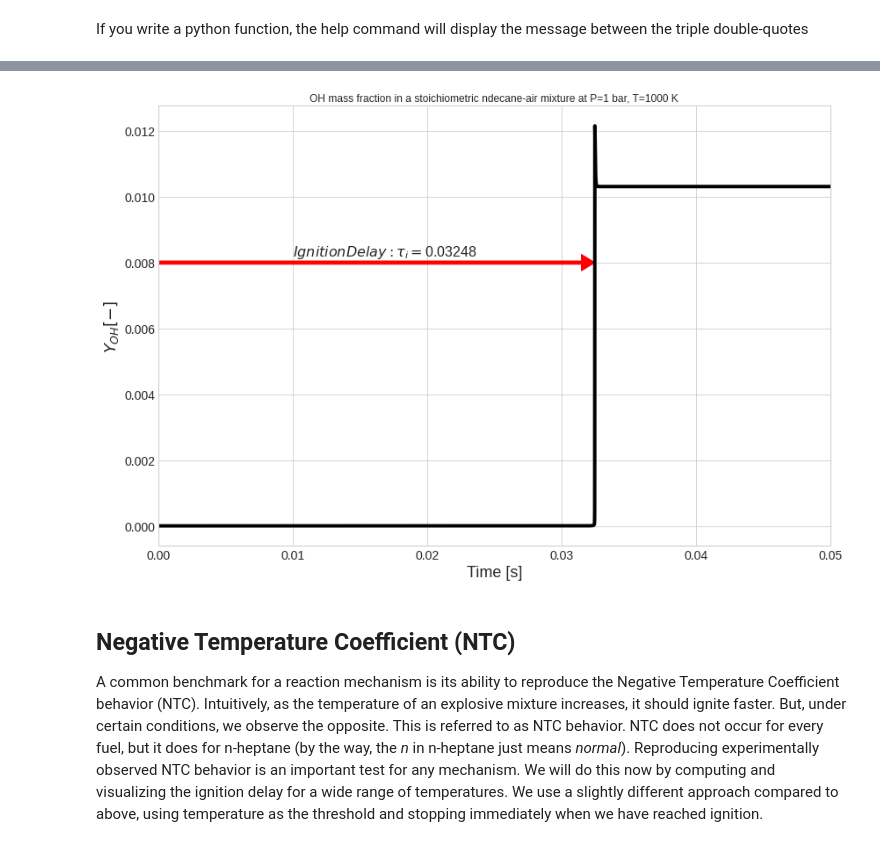
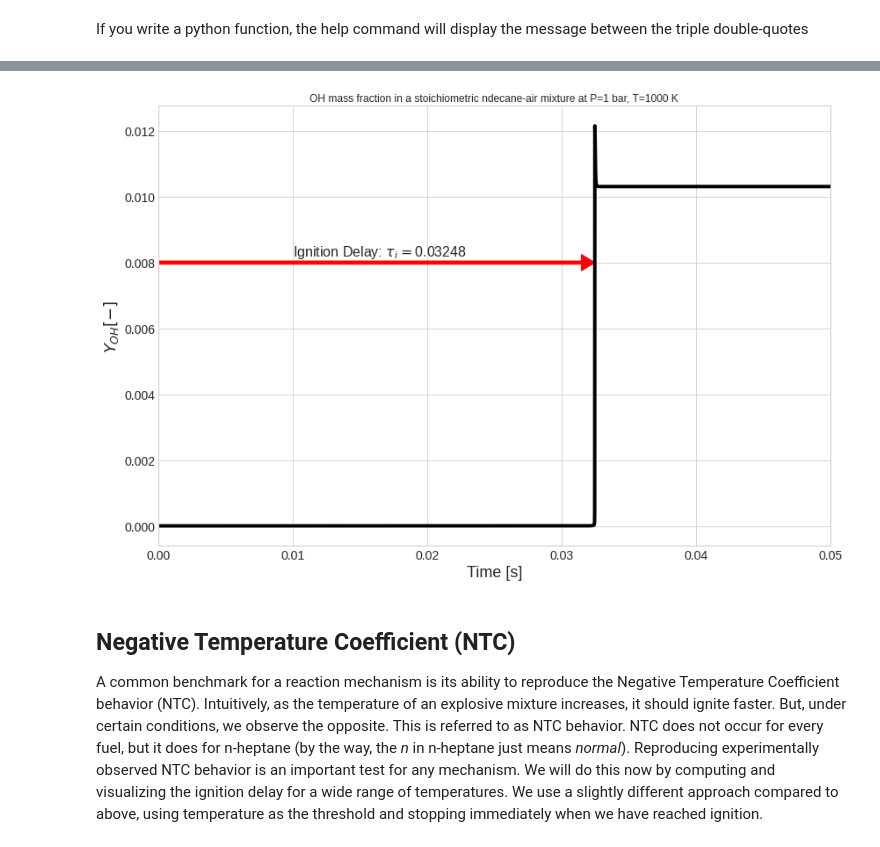
Before and after one commit to bigfooted/combustion, a Jupyter notebook: module 1.4 ignition delay.ipynb, the cells around one changed output, grey strips where cells are left out. Cells and saved outputs as stored; diff of their text form; code cells hidden in the pictures.

```diff
--- a/module 1.4 ignition delay.ipynb
+++ b/module 1.4 ignition delay.ipynb
@@ -58,7 +58,7 @@ We define a separate function to determine the ignition delay time. Especially f
 def ignitionDelay(time, species):
     """
     This function computes the ignition delay from the occurence of the
-    peak in species' concentration.
+    peak in species' concentration. This only works if there is a peak at the ignition time.
     """
     return time[species.index(max(species))]
 # %% [markdown]
@@ -121,18 +121,18 @@ plt.style.use('seaborn-whitegrid')
 # %%
 # plot a figure
 plt.figure()
 # x,y line
 plt.plot(time_axis, Y_OH,color='black',linewidth=4)
 plt.xlabel('Time [s]')
 plt.ylabel('$Y_{OH} [-]$')
 plt.title('OH mass fraction in a stoichiometric ndecane-air mixture at P=1 bar, T=1000 K')
 plt.xlim([0,0.05])
 # plot an arrow
 plt.arrow(0, 0.008, tau, 0, width=0.0001, head_width=0.0005,head_length=0.001, length_includes_head=True, color='r', shape='full')
 # place text in the figure
-plt.annotate(r'$Ignition Delay: \tau_{i}=$%1.5f'%(tau), xy=(0,0), xytext=(0.01, 0.0082), fontsize=16);
+plt.annotate(r'Ignition Delay: $\tau_{i}=$%1.5f'%(tau), xy=(0,0), xytext=(0.01, 0.0082), fontsize=16);
 # %% [output]
-[figure, old version]
+[figure, new version]
 # %% [markdown]
 ## Negative Temperature Coefficient (NTC)
 
```
Also changed, not shown: parts of 5 cells of this notebook, 1 other file.
